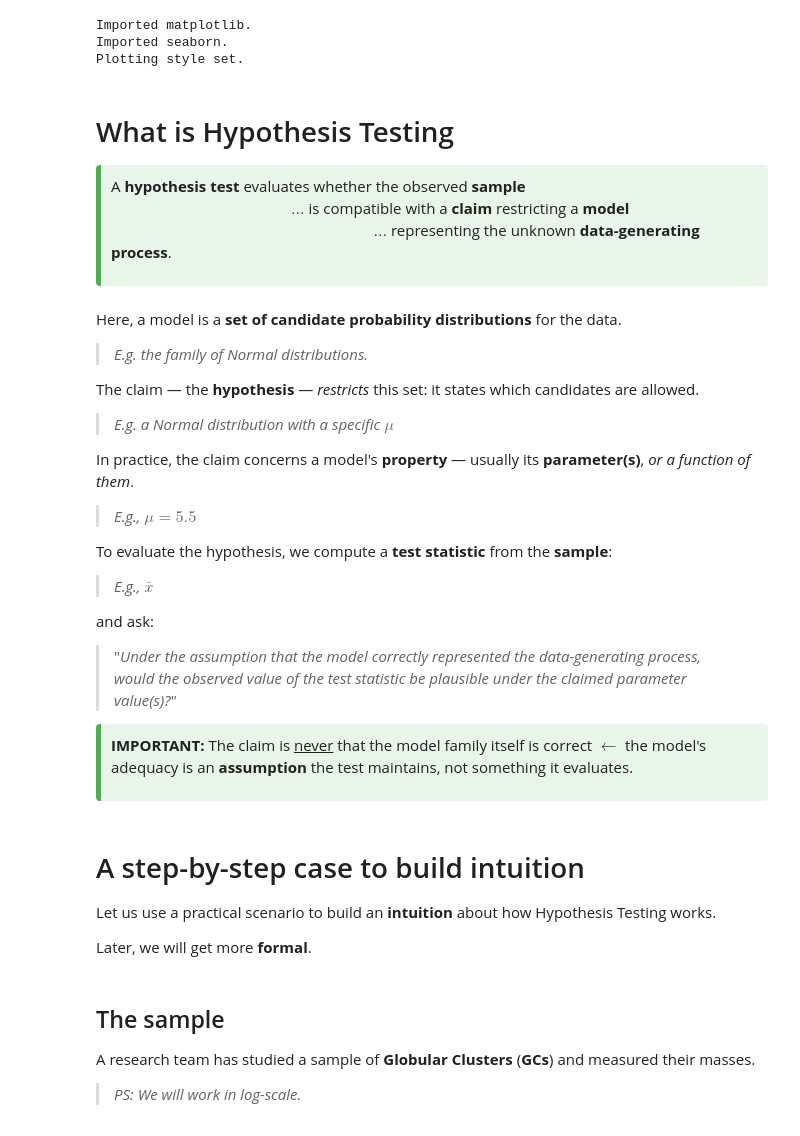
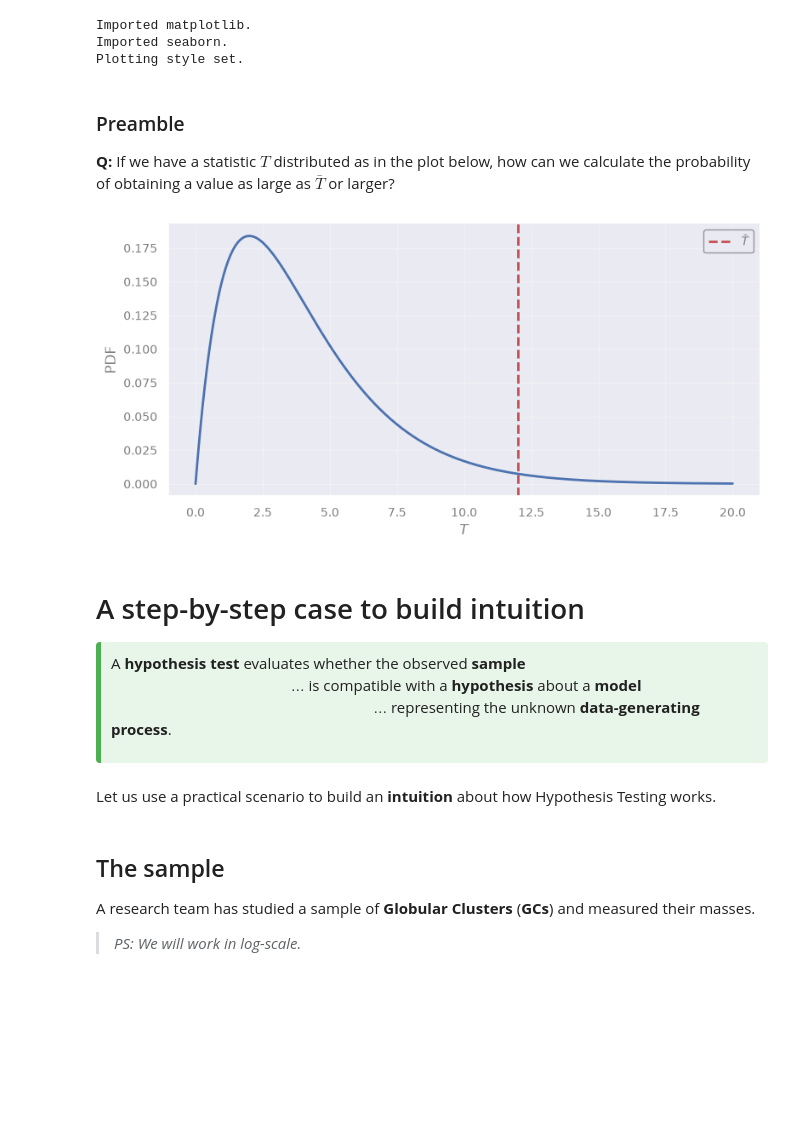
Before and after one commit to AstroStat-Academy/astrostat-school-7, a Jupyter notebook: Hypothesis_Testing/Hypothesis_Testing.ipynb, the cells around one changed output. Cells and saved outputs as stored; diff of their text form; code cells hidden in the pictures; blank space fills up the shorter version.

Commit message:
Fixed Hyp Test up to Common Tests

```diff
--- a/Hypothesis_Testing/Hypothesis_Testing.ipynb
+++ b/Hypothesis_Testing/Hypothesis_Testing.ipynb
@@ -49,45 +49,42 @@ exec(style)
 Imported matplotlib.
 Imported seaborn.
 Plotting style set.
-# %% [markdown]
-# What is Hypothesis Testing
-
-<div style="border-left: 5px solid #4CAF50; background-color: #e8f5e9; padding: 10px; border-radius: 4px; color: inherit;">
-
-A **hypothesis test** evaluates whether the observed **sample**<br>
-&emsp;&emsp;&emsp;&emsp;&emsp;&emsp;&emsp;&emsp;&emsp;&emsp;&emsp;&emsp;$\dots$ is compatible with a **claim** restricting a **model**<br>
-&emsp;&emsp;&emsp;&emsp;&emsp;&emsp;&emsp;&emsp;&emsp;&emsp;&emsp;&emsp;&emsp;&ensp;&emsp;&emsp;&emsp;&emsp;$\dots$ representing the unknown **data-generating process**.
-</div>
-<br>
-
-Here, a model is a **set of candidate probability distributions** for the data.
-> _E.g. the family of Normal distributions._
-
-The claim — the **hypothesis** — _restricts_ this set: it states which candidates are allowed.
-> _E.g. a Normal distribution with a specific $\mu$_
-
-In practice, the claim concerns a model's **property** — usually its **parameter(s)**, _or a function of them_.
-> _E.g., $\mu = 5.5$_
-
-To evaluate the hypothesis, we compute a **test statistic** from the **sample**:
-> _E.g., $\bar{x}$_
-
-and ask:
-
-> "_Under the assumption that the model correctly represented the data-generating process,_<br>
-> _would the observed value of the test statistic be plausible under the claimed parameter value(s)?_"
-
-<div style="border-left: 5px solid #4CAF50; background-color: #e8f5e9; padding: 10px; border-radius: 4px; color: inherit;">
-
-**IMPORTANT:** The claim is <u>never</u> that the model family itself is correct $\leftarrow$ the model's adequacy is an **assumption** the test maintains, not something it evaluates.
-
-</div>
+# %% [markdown]
+### Preamble
+
+**Q:** If we have a statistic $T$ distributed as in the plot below, how can we calculate the probability of obtaining a value as large as $\bar{T}$ or larger?
+# %%
+import numpy as np
+from scipy import stats
+import matplotlib.pyplot as plt
+
+# A distribution bounded at 0 and unbounded for large T (e.g. a chi-square shape)
+T_dist = stats.chi2(df=4)
+
+T_plot = np.linspace(0, 20, 300)
+pdf_plot = T_dist.pdf(T_plot)
+
+T_bar = 12.0  # the observed value we mark on the plot
+
+plt.plot(T_plot, pdf_plot, "C0", lw=2)
+plt.axvline(T_bar, ls="--", lw=2, color="C3", label=r"$\bar{T}$")
+plt.xlabel("$T$")
+plt.ylabel("PDF")
+plt.legend(loc="upper right")
+plt.show()
+# %% [output]
+[figure, added]
 # %% [markdown]
 # A step-by-step case to build intuition
 
+<div style="border-left: 5px solid #4CAF50; background-color: #e8f5e9; padding: 10px; border-radius: 4px; color: inherit;">
+
+A **hypothesis test** evaluates whether the observed **sample**<br>
+&emsp;&emsp;&emsp;&emsp;&emsp;&emsp;&emsp;&emsp;&emsp;&emsp;&emsp;&emsp;$\dots$ is compatible with a **hypothesis** about a **model**<br>
+&emsp;&emsp;&emsp;&emsp;&emsp;&emsp;&emsp;&emsp;&emsp;&emsp;&emsp;&emsp;&emsp;&ensp;&emsp;&emsp;&emsp;&emsp;$\dots$ representing the unknown **data-generating process**.
+</div><br>
+
 Let us use a practical scenario to build an **intuition** about how Hypothesis Testing works.
-
-Later, we will get more **formal**.
 # %% [markdown]
 ## The sample
 
```
Also changed, not shown: parts of 81 cells of this notebook.
